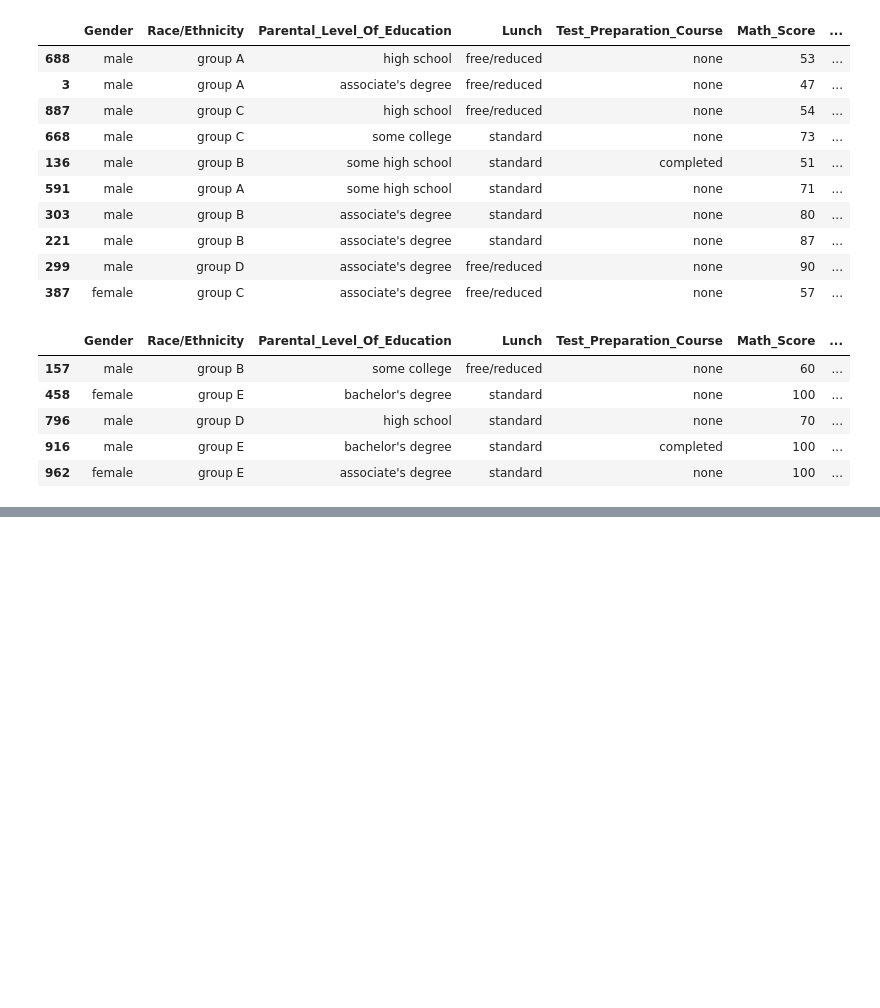
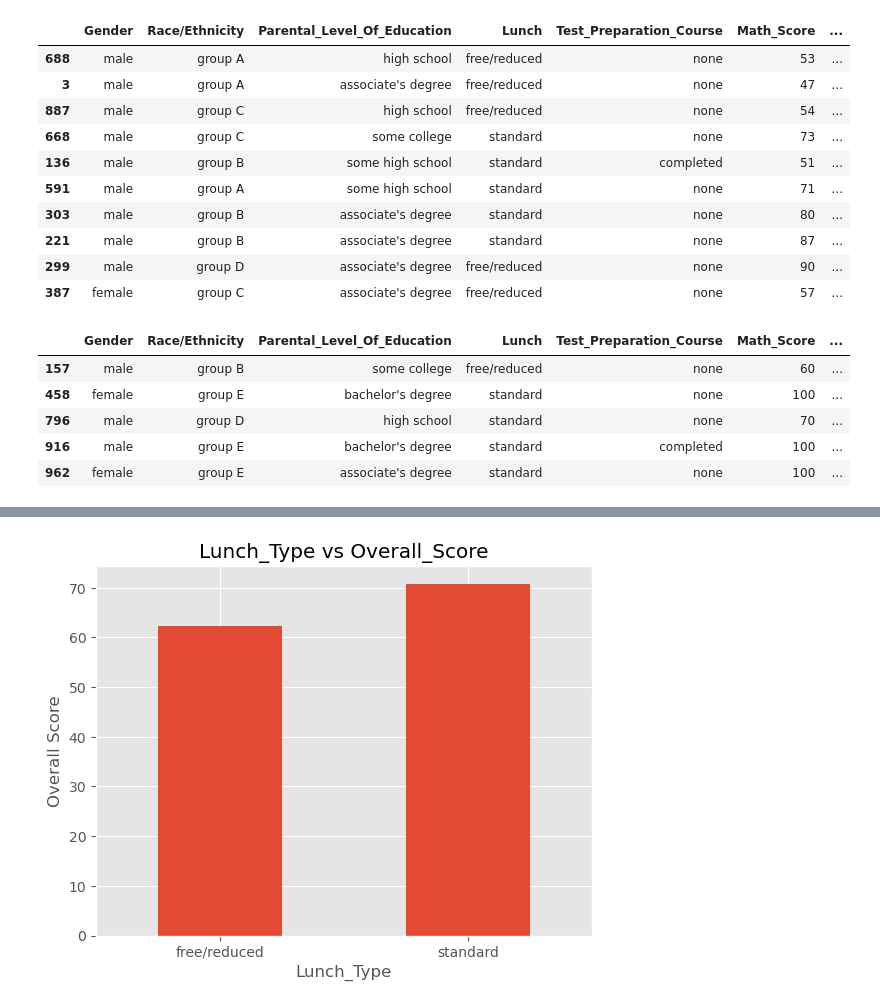
Before and after one commit to Akashyadav-codes/Student_Performance_Analysis, a Jupyter notebook: Anslysis.ipynb, the cells around one changed output, grey strips where cells are left out. Drawn from its saved outputs; the diff is of its cells as text; code cells hidden in the pictures; blank space fills up the shorter version.

```diff
--- a/Anslysis.ipynb
+++ b/Anslysis.ipynb
@@ -696,0 +724,11 @@ equal_marks
+# %%
+## 3. Lunch Type vs Overall Score
+df.groupby("Lunch")["Overall_Avg_Score"].mean().plot(kind="bar")
+plt.title("Lunch_Type vs Overall_Score")
+plt.xlabel("Lunch_Type")
+plt.ylabel("Overall Score")
+plt.xticks(rotation=0)
+plt.savefig("Images/Lunch Type vs Overall Score")
+plt.show()
+# %% [output]
+[figure, added]
```
Also changed, not shown: parts of 13 cells of this notebook, 8 other files.
